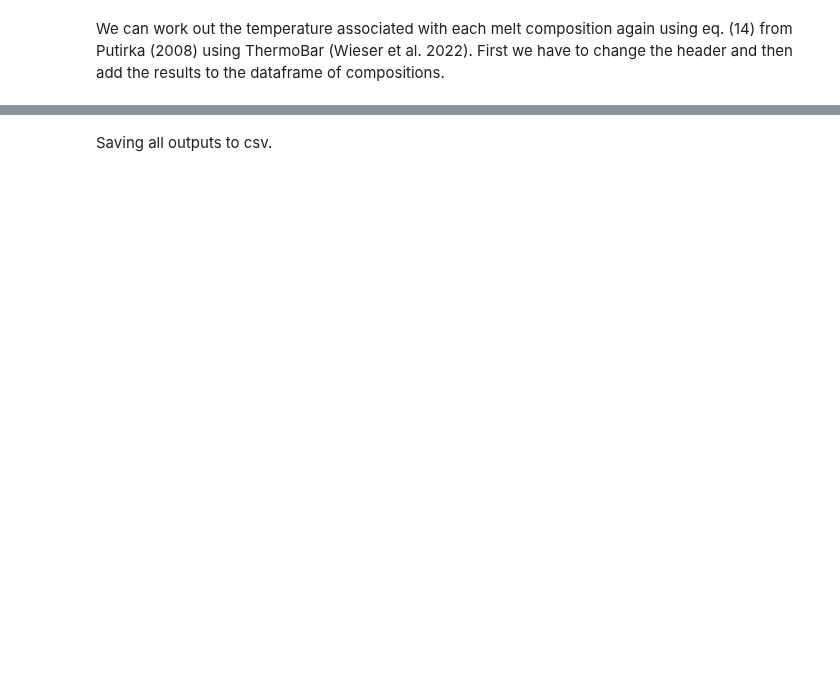
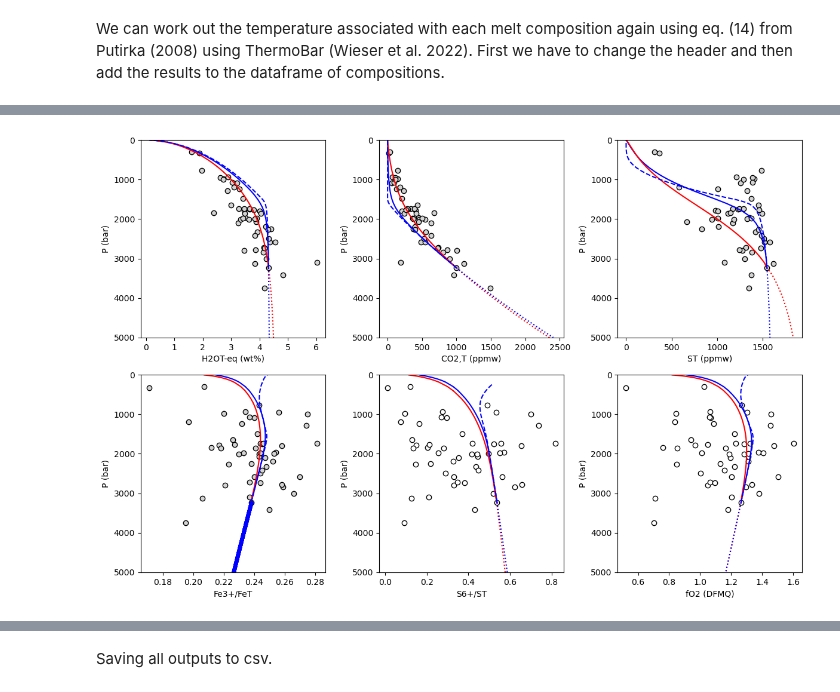
Before and after one commit to eryhughes/VolFe, a Jupyter notebook: docs/Examples/5a marianas.ipynb, the cells around one changed output, grey strips where cells are left out. Drawn from its saved outputs; the diff is of its cells as text; code cells hidden in the pictures; blank space fills up the shorter version.

```diff
--- a/docs/Examples/5a marianas.ipynb
+++ b/docs/Examples/5a marianas.ipynb
@@ -1428,0 +220,73 @@ fig.show()
+# %%
+fig, ((ax1,ax2,ax3),(ax4,ax5,ax6)) = plt.subplots(2, 3, figsize=(12,8))
+
+# H2O-P
+ax1.plot(pvsat['H2OT-eq_wtpc'], pvsat['P_bar'], 'ok', mfc='lightgrey')
+ax1.plot(degassing_closed_1['H2OT-eq_wtpc'], degassing_closed_1['P_bar'], '-b')
+ax1.plot(degassing_closed_2['H2OT-eq_wtpc'], degassing_closed_2['P_bar'], '-r')
+ax1.plot(regassing_closed_2['H2OT-eq_wtpc'], regassing_closed_2['P_bar'], ':r')
+ax1.plot(regassing_open['H2OT-eq_wtpc'], regassing_open['P_bar'], ':b')
+ax1.plot(degassing_open['H2OT-eq_wtpc'], degassing_open['P_bar'], '--b')
+ax1.set_xlabel('H2OT-eq (wt%)')
+ax1.set_ylabel('P (bar)')
+ax1.set_ylim([5000,0])
+
+# CO2-P
+ax2.plot(pvsat['CO2T-eq_ppmw'], pvsat['P_bar'], 'ok', mfc='lightgrey')
+ax2.plot(degassing_closed_1['CO2T-eq_ppmw'], degassing_closed_1['P_bar'], '-b')
+ax2.plot(degassing_closed_2['CO2T-eq_ppmw'], degassing_closed_2['P_bar'], '-r')
+ax2.plot(regassing_closed_2['CO2T-eq_ppmw'], regassing_closed_2['P_bar'], ':r')
+ax2.plot(regassing_open['CO2T-eq_ppmw'], regassing_open['P_bar'], ':b')
+ax2.plot(degassing_open['CO2T-eq_ppmw'], degassing_open['P_bar'], '--b')
+ax2.set_xlabel('CO2,T (ppmw)')
+ax2.set_ylabel('P (bar)')
+ax2.set_ylim([5000,0])
+
+#ST-P
+ax3.plot(pvsat['ST_ppmw'], pvsat['P_bar'], 'ok', mfc='lightgrey')
+ax3.plot(degassing_closed_1['ST_ppmw'], degassing_closed_1['P_bar'], '-b')
+ax3.plot(degassing_closed_2['ST_ppmw'], degassing_closed_2['P_bar'], '-r')
+ax3.plot(regassing_closed_2['ST_ppmw'], regassing_closed_2['P_bar'], ':r')
+ax3.plot(regassing_open['ST_ppmw'], regassing_open['P_bar'], ':b')
+ax3.plot(degassing_open['ST_ppmw'], degassing_open['P_bar'], '--b')
+ax3.set_xlabel('ST (ppmw)')
+ax3.set_ylabel('P (bar)')
+ax3.set_ylim([5000,0])
+
+#Fe3+FeT-P
+ax4.plot(pvsat['Fe3+/FeT'], pvsat['P_bar'], 'ok', mfc='lightgrey')
+ax4.plot(degassing_closed_1['Fe3+/FeT'], degassing_closed_1['P_bar'], '-b')
+ax4.plot(degassing_closed_2['Fe3+/FeT'], degassing_closed_2['P_bar'], '-r')
+ax4.plot(regassing_closed_2['Fe3+/FeT'], regassing_closed_2['P_bar'], '.r')
+ax4.plot(regassing_open['Fe3+/FeT'], regassing_open['P_bar'], '.b')
+ax4.plot(degassing_open['Fe3+/FeT'], degassing_open['P_bar'], '--b')
+ax4.set_xlabel('Fe3+/FeT')
+ax4.set_ylabel('P (bar)')
+ax4.set_ylim([5000,0])
+
+#S6+/ST-P
+ax5.plot(pvsat['S6+/ST'], pvsat['P_bar'], 'ok', mfc='white')
+ax5.plot(degassing_closed_1['S6+/ST'], degassing_closed_1['P_bar'], '-b')
+ax5.plot(degassing_closed_2['S6+/ST'], degassing_closed_2['P_bar'], '-r')
+ax5.plot(regassing_closed_2['S6+/ST'], regassing_closed_2['P_bar'], ':r')
+ax5.plot(regassing_open['S6+/ST'], regassing_open['P_bar'], ':b')
+degassing_open2 = degassing_open[degassing_open['S6+/ST']!='']
+ax5.plot(degassing_open2['S6+/ST'], degassing_open2['P_bar'], '--b')
+ax5.set_xlabel('S6+/ST')
+ax5.set_ylabel('P (bar)')
+ax5.set_ylim([5000,0])
+
+#DFMQ-P
+ax6.plot(pvsat['fO2_DFMQ'], pvsat['P_bar'], 'ok', mfc='white')
+ax6.plot(degassing_closed_1['fO2_DFMQ'], degassing_closed_1['P_bar'], '-b')
+ax6.plot(degassing_closed_2['fO2_DFMQ'], degassing_closed_2['P_bar'], '-r')
+ax6.plot(regassing_closed_2['fO2_DFMQ'], regassing_closed_2['P_bar'], ':r')
+ax6.plot(regassing_open['fO2_DFMQ'], regassing_open['P_bar'], ':b')
+ax6.plot(degassing_open['fO2_DFMQ'], degassing_open['P_bar'], '--b')
+ax6.set_xlabel('fO2 (DFMQ)')
+ax6.set_ylabel('P (bar)')
+ax6.set_ylim([5000,0])
+
+fig.tight_layout(pad=1.0)
+# %% [output]
+[figure, added]
```
Also changed, not shown: parts of 41 cells of this notebook.
